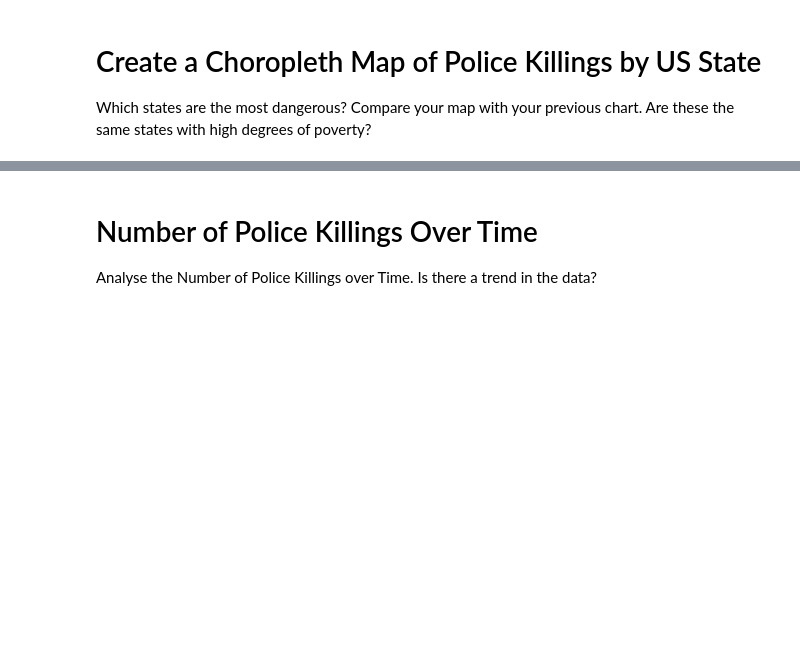
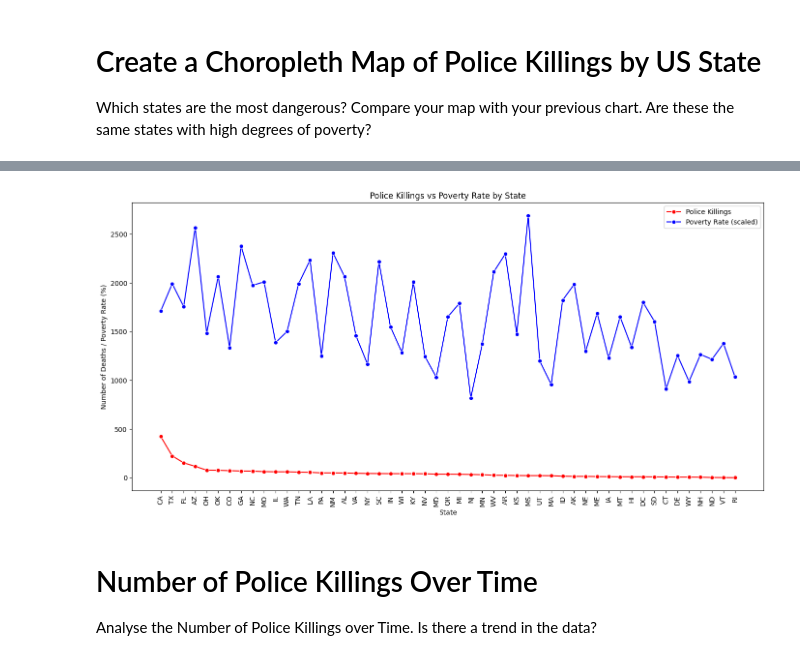
Before and after one commit to Griffin-lubisiaMulemia/Fatal-Force, a Jupyter notebook: Fatal_Force_(start).ipynb, the cells around one changed output, grey strips where cells are left out. Saved outputs shown, nothing was run; the diff lists cells and outputs as text; code cells hidden in the pictures; blank space fills up the shorter version.

```diff
--- a/Fatal_Force_(start).ipynb
+++ b/Fatal_Force_(start).ipynb
@@ -570,3 +654,17 @@ Which states are the most dangerous? Compare your map with your previous chart.
+# %%
+# a line chart to compare the data from the cell above
+plt.figure(figsize=(14, 7))
+sns.lineplot(x=state_killings.index, y=state_killings.values, marker='o', label='Police Killings', color='red')
+sns.lineplot(x=state_poverty.index, y=state_poverty.values * 100, marker='o', label='Poverty Rate (scaled)', color='blue')
+plt.title('Police Killings vs Poverty Rate by State')
+plt.xlabel('State')
+plt.ylabel('Number of Deaths / Poverty Rate (%)')
+plt.legend()
+plt.xticks(rotation=90)
+plt.tight_layout()
+plt.show()
+# %% [output]
+[figure, added]
 # %% [markdown]
 # Number of Police Killings Over Time
 
```
Also changed, not shown: parts of 10 cells of this notebook.
